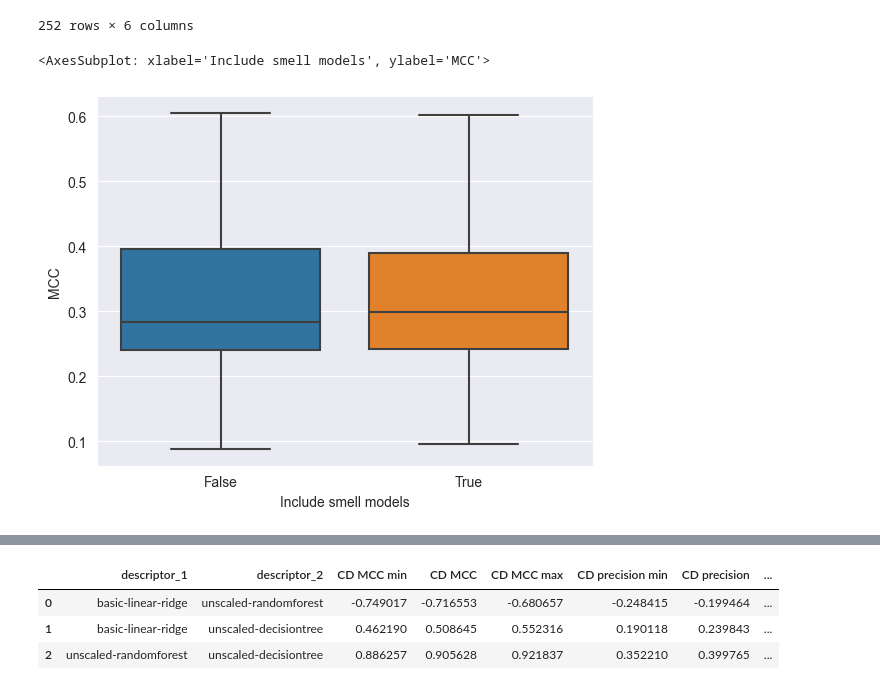
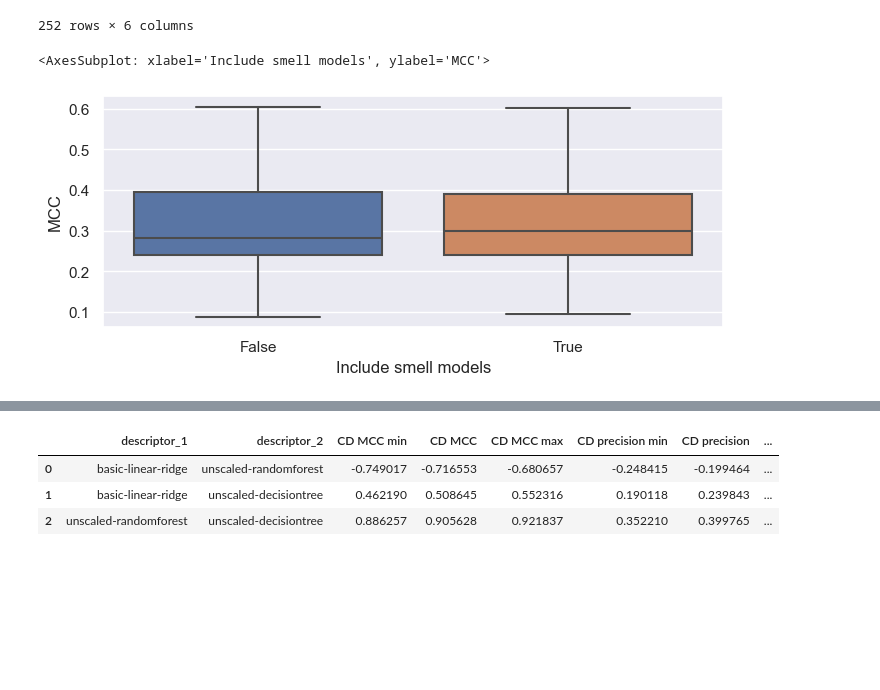
Before and after one commit to tlewowski/defect-prediction, a Jupyter notebook: manual_analysis/per-project/defect-performance-per-project.ipynb, the cells around one changed output, grey strips where cells are left out. Saved outputs shown, nothing was run; the diff lists cells and outputs as text; code cells hidden in the pictures; blank space fills up the shorter version.

```diff
--- a/manual_analysis/per-project/defect-performance-per-project.ipynb
+++ b/manual_analysis/per-project/defect-performance-per-project.ipynb
@@ -123,20 +137,23 @@ series
 252 rows × 6 columns
 # %%
 import seaborn as sns
+import matplotlib.pyplot as pyplot
+
+sns.set(rc={'figure.figsize': (8.0, 3.0)})
 
 smellchart_data = results.filter(["real_mcc", "smell_models"])
 smellchart_data["MCC"] = smellchart_data["real_mcc"]
 smellchart_data["Include smell models"] = smellchart_data["smell_models"]
 
 smells_mcc = sns.boxplot(
     smellchart_data, y="MCC", x="Include smell models"
 )
 
 smells_mcc.get_figure().savefig("projects_mcc_smells.png")
 smells_mcc
 # %% [output]
 <AxesSubplot: xlabel='Include smell models', ylabel='MCC'>
-[figure, old version]
+[figure, new version]
 # %%
 prec_smellchart_data = results.filter(["real_precision", "smell_models"])
 prec_smellchart_data["Precision"] = prec_smellchart_data["real_precision"]
```
Also changed, not shown: parts of 8 cells of this notebook, 4 other files.
